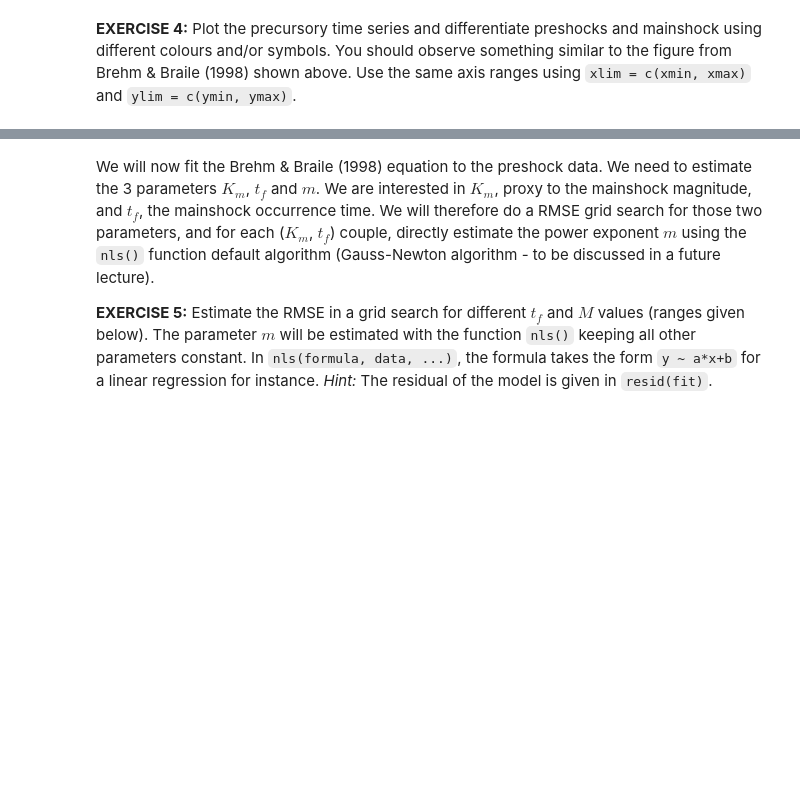
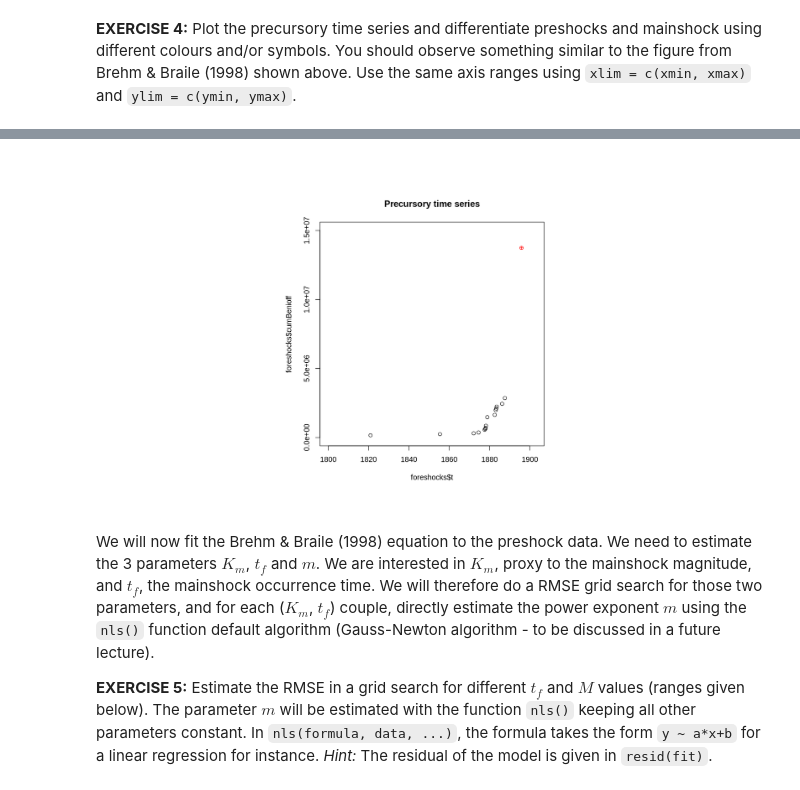
Before and after one commit to ShijingLiang/2021-MLGeo-Github, a Jupyter notebook: Chap2/chap2c_R.ipynb, the cells around one changed output, grey strips where cells are left out. Drawn from its saved outputs; the diff is of its cells as text; code cells hidden in the pictures; blank space fills up the shorter version.

```diff
--- a/Chap2/chap2c_R.ipynb
+++ b/Chap2/chap2c_R.ipynb
@@ -60,3 +59,9 @@ A data.frame: 15 × 6
+# %%
+par(pin=c(5,5))
+plot(foreshocks$t, foreshocks$cumBenioff,xlim=c(1800,1903), ylim=c(0,15000000),main='Precursory time series')
+points(mainshock$t, mainshock$cumBenioff,col='red',pch=10)
+# %% [output]
+[figure, added]
 # %% [markdown]
 We will now fit the Brehm & Braile (1998) equation to the preshock data. We need to estimate the 3 parameters $K_m$, $t_f$ and $m$. We are interested in $K_m$, proxy to the mainshock magnitude, and $t_f$, the mainshock occurrence time. We will therefore do a RMSE grid search for those two parameters, and for each ($K_m$, $t_f$) couple, directly estimate the power exponent $m$ using the `nls()` function default algorithm (Gauss-Newton algorithm - to be discussed in a future lecture).
 
```
Also changed, not shown: parts of 17 cells of this notebook, 5 other files.
